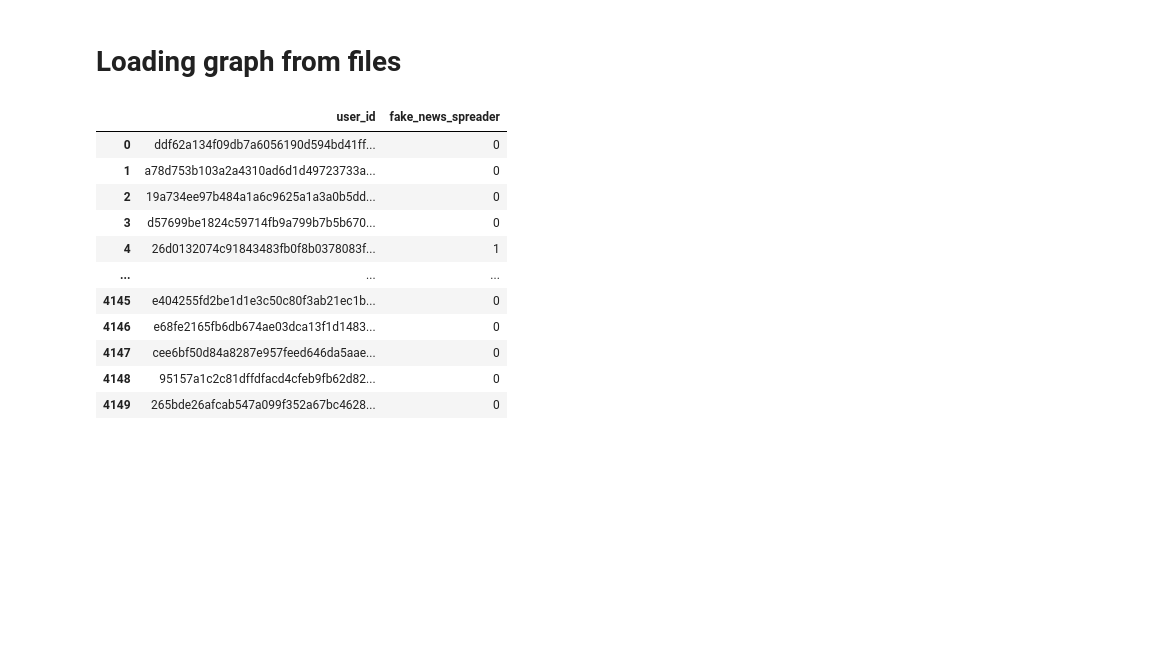
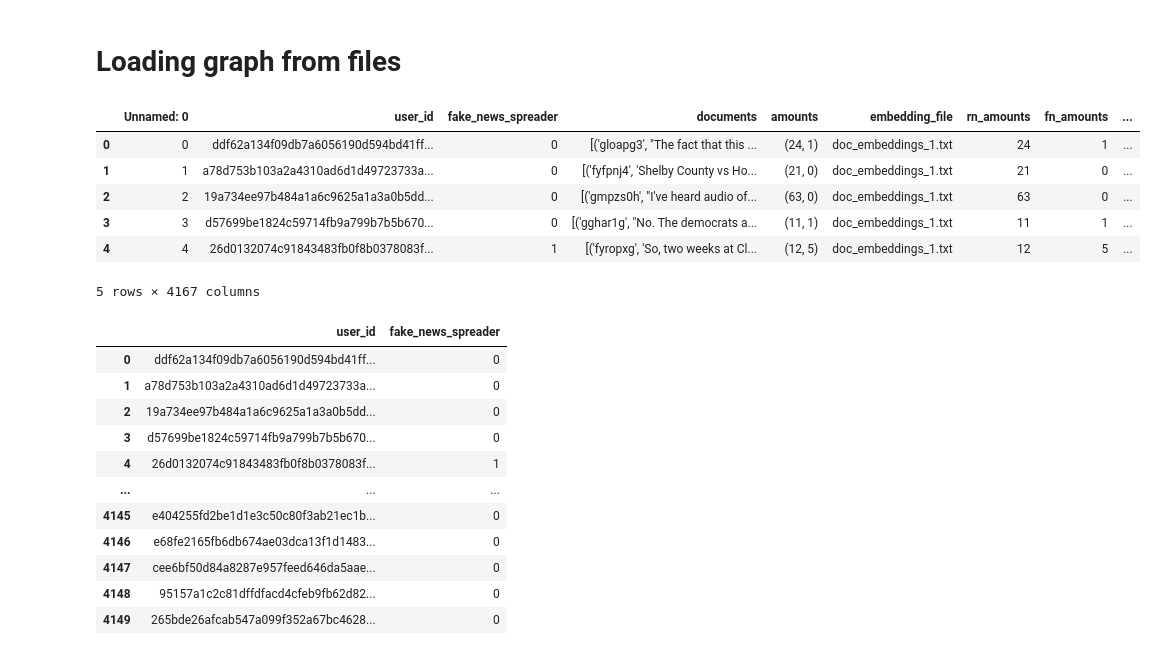
Before and after one commit to PetarKalinovski/manu-project, a Jupyter notebook: FACTOID/Factoid-dataset.ipynb, the cells around one changed output. Cells and saved outputs as stored; diff of their text form; code cells hidden in the pictures; blank space fills up the shorter version.

```diff
--- a/FACTOID/Factoid-dataset.ipynb
+++ b/FACTOID/Factoid-dataset.ipynb
@@ -8,6 +8,16 @@ import pandas as pd
 # Loading graph from files
 # %%
 df=pd.read_csv('reddit_dataset.csv')
+# %%
+df.head()
+# %% [output]
+|  | Unnamed: 0 | user_id | fake_news_spreader | documents | amounts | embedding_file | rn_amounts | fn_amounts | ... |
+| 0 | 0 | ddf62a134f09db7a6056190d594bd41ff... | 0 | [('gloapg3', "The fact that this ... | (24, 1) | doc_embeddings_1.txt | 24 | 1 | ... |
+| 1 | 1 | a78d753b103a2a4310ad6d1d49723733a... | 0 | [('fyfpnj4', 'Shelby County vs Ho... | (21, 0) | doc_embeddings_1.txt | 21 | 0 | ... |
+| 2 | 2 | 19a734ee97b484a1a6c9625a1a3a0b5dd... | 0 | [('gmpzs0h', "I've heard audio of... | (63, 0) | doc_embeddings_1.txt | 63 | 0 | ... |
+| 3 | 3 | d57699be1824c59714fb9a799b7b5b670... | 0 | [('gghar1g', "No. The democrats a... | (11, 1) | doc_embeddings_1.txt | 11 | 1 | ... |
+| 4 | 4 | 26d0132074c91843483fb0f8b0378083f... | 1 | [('fyropxg', 'So, two weeks at Cl... | (12, 5) | doc_embeddings_1.txt | 12 | 5 | ... |
+5 rows × 4167 columns
 # %%
 node_data = df[['user_id', 'fake_news_spreader']]
 # %%
```
Also changed, not shown: parts of 19 cells of this notebook, 2 other files.
